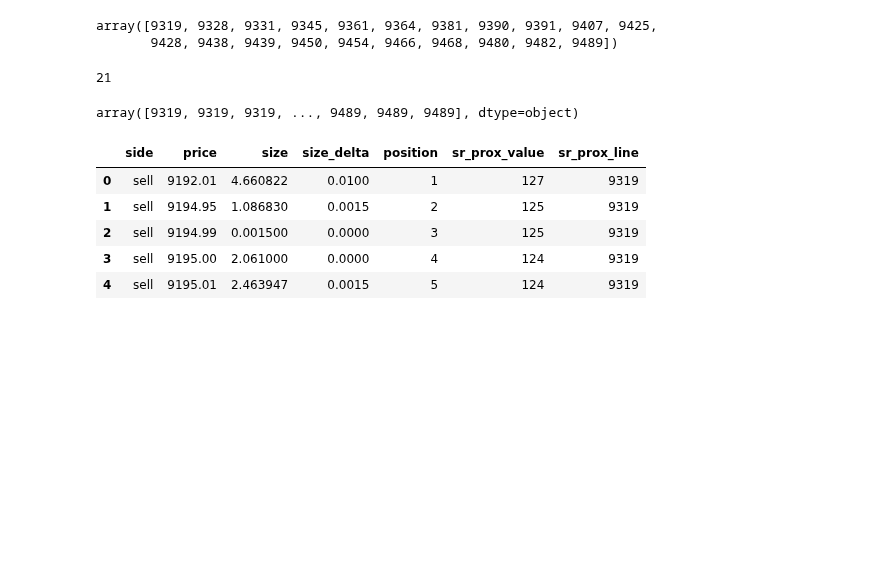
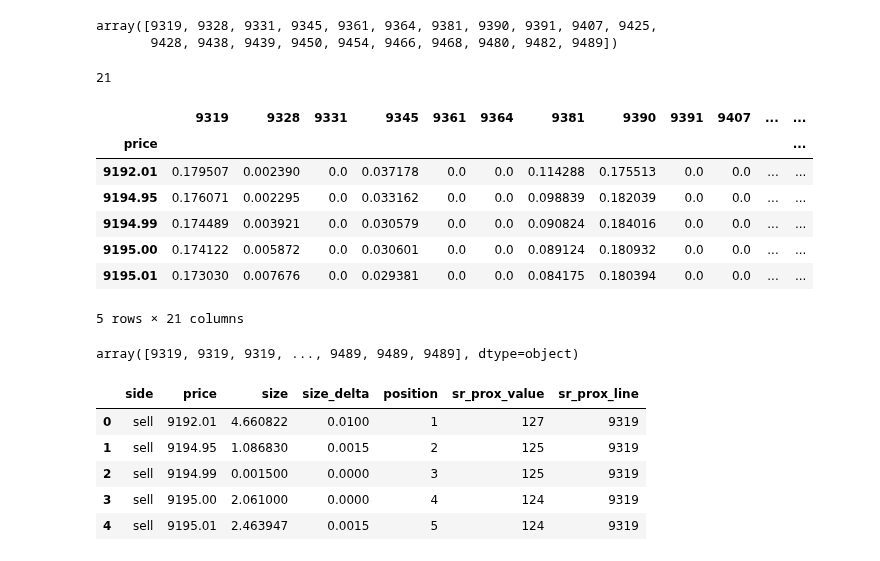
Before and after one commit to timothyyu/gdax-orderbook-ml, a Jupyter notebook: 7_input_feature_refinement_continued.ipynb, the cells around one changed output. Drawn from its saved outputs; the diff is of its cells as text; code cells hidden in the pictures; blank space fills up the shorter version.

```diff
--- a/7_input_feature_refinement_continued.ipynb
+++ b/7_input_feature_refinement_continued.ipynb
@@ -818,3 +821,18 @@ array([9319, 9328, 9331, 9345, 9361, 9364, 9381, 9390, 9391, 9407, 9425,
 print(np.size(inverted_modified))
 # %% [output]
 21
+# %%
+# Set column names back to pre categorical/non one-hot encoding
+a_df.columns = inverted_modified
+#a_df['price'] = snapshot_asks_df['price']
+a_df.index = snapshot_asks_df['price']
+a_df.head()
+# %% [output]
+|  | 9319 | 9328 | 9331 | 9345 | 9361 | 9364 | 9381 | 9390 | 9391 | 9407 | ... | ... |
+| price |  |  |  |  |  |  |  |  |  |  |  | ... |
+| 9192.01 | 0.179507 | 0.002390 | 0.0 | 0.037178 | 0.0 | 0.0 | 0.114288 | 0.175513 | 0.0 | 0.0 | ... | ... |
+| 9194.95 | 0.176071 | 0.002295 | 0.0 | 0.033162 | 0.0 | 0.0 | 0.098839 | 0.182039 | 0.0 | 0.0 | ... | ... |
+| 9194.99 | 0.174489 | 0.003921 | 0.0 | 0.030579 | 0.0 | 0.0 | 0.090824 | 0.184016 | 0.0 | 0.0 | ... | ... |
+| 9195.00 | 0.174122 | 0.005872 | 0.0 | 0.030601 | 0.0 | 0.0 | 0.089124 | 0.180932 | 0.0 | 0.0 | ... | ... |
+| 9195.01 | 0.173030 | 0.007676 | 0.0 | 0.029381 | 0.0 | 0.0 | 0.084175 | 0.180394 | 0.0 | 0.0 | ... | ... |
+5 rows × 21 columns
```
Also changed, not shown: parts of 20 cells of this notebook.
